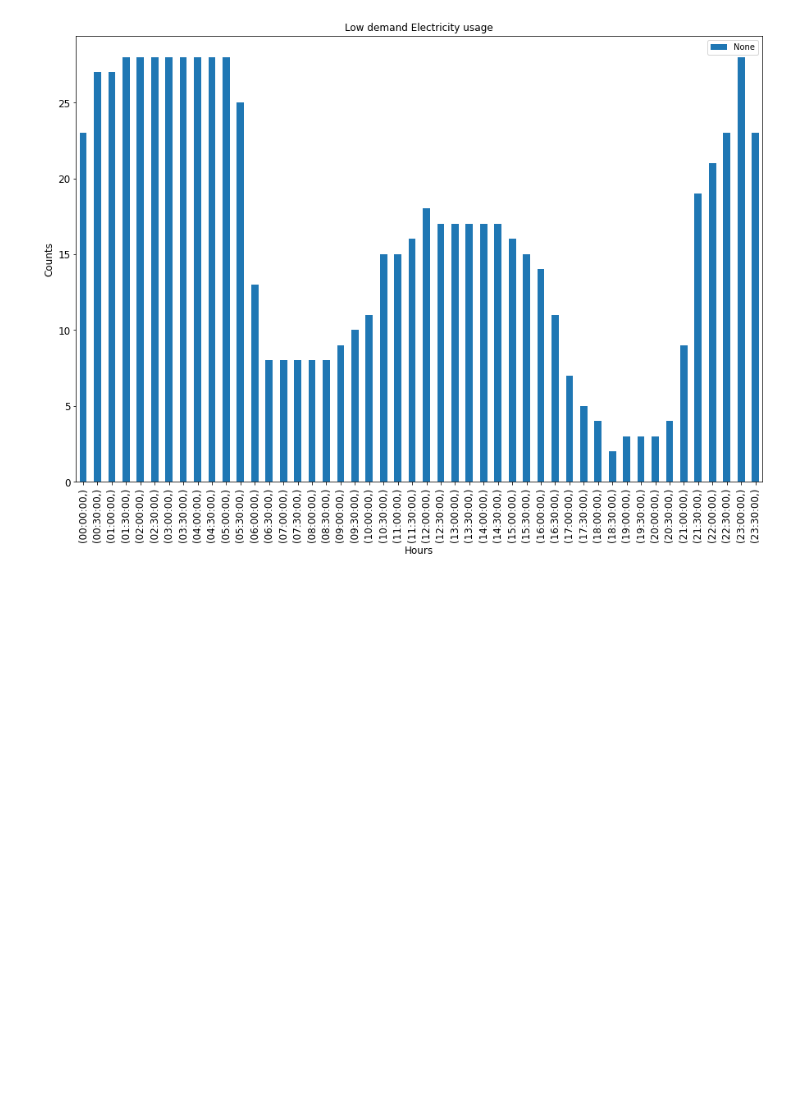
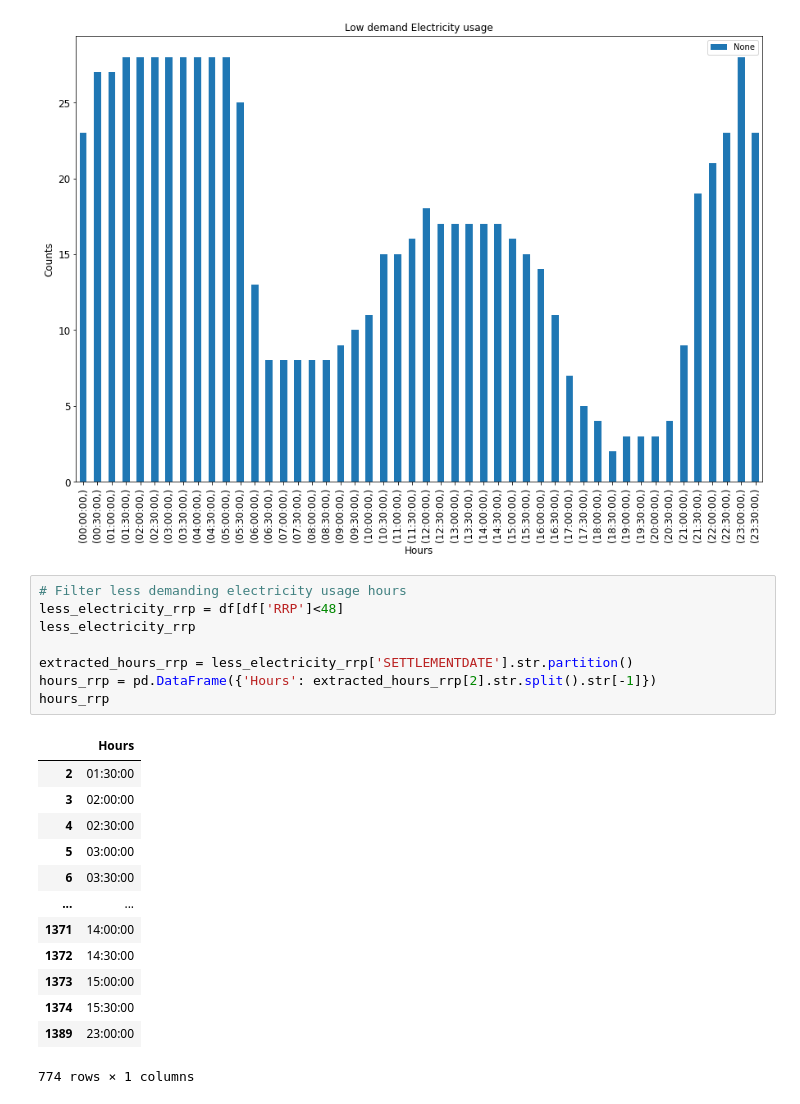
Before and after one commit to gaz22/datathon-melbourne-2020, a Jupyter notebook: Datathon-Melbourne-2020.ipynb, the cells around one changed output. Saved outputs shown, nothing was run; the diff lists cells and outputs as text; blank space fills up the shorter version.

```diff
--- a/Datathon-Melbourne-2020.ipynb
+++ b/Datathon-Melbourne-2020.ipynb
@@ -137,3 +139,25 @@ ax.set_ylabel("Counts", fontsize=12)
 plt.show()
 # %% [output]
 [figure]
+# %%
+# Filter less demanding electricity usage hours
+less_electricity_rrp = df[df['RRP']<48]
+less_electricity_rrp
+
+extracted_hours_rrp = less_electricity_rrp['SETTLEMENTDATE'].str.partition()
+hours_rrp = pd.DataFrame({'Hours': extracted_hours_rrp[2].str.split().str[-1]})
+hours_rrp
+# %% [output]
+|  | Hours |
+| 2 | 01:30:00 |
+| 3 | 02:00:00 |
+| 4 | 02:30:00 |
+| 5 | 03:00:00 |
+| 6 | 03:30:00 |
+| ... | ... |
+| 1371 | 14:00:00 |
+| 1372 | 14:30:00 |
+| 1373 | 15:00:00 |
+| 1374 | 15:30:00 |
+| 1389 | 23:00:00 |
+774 rows × 1 columns
```
Also changed, not shown: parts of 7 cells of this notebook, 38 other files.
